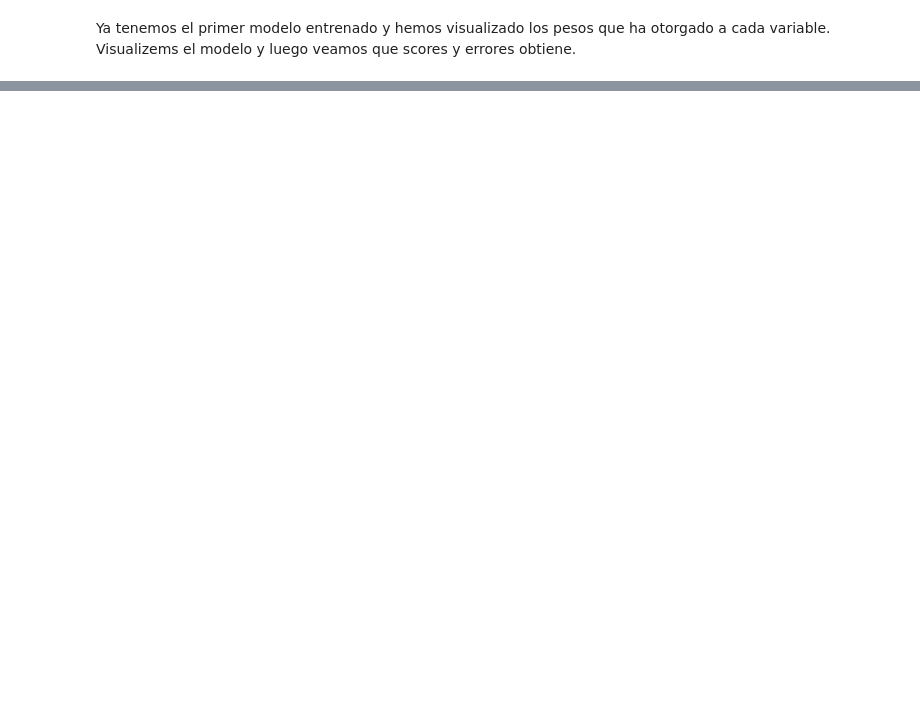
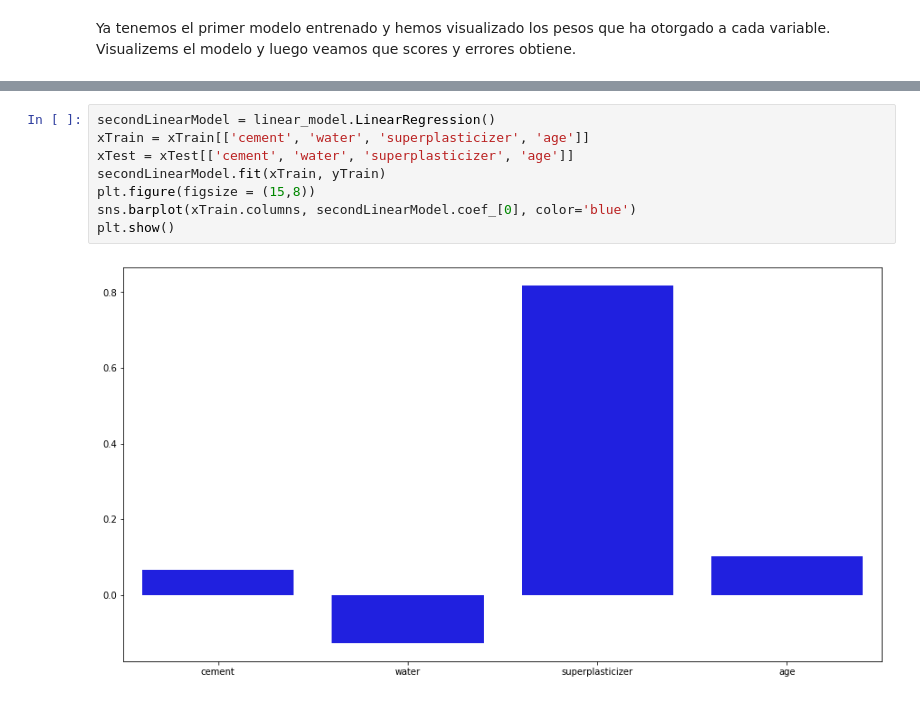
Before and after one commit to juankasv99/APC_Concrete_MPa, a Jupyter notebook: ConcreteMPa_Regression.ipynb, the cells around one changed output, grey strips where cells are left out. Cells and saved outputs as stored; diff of their text form; blank space fills up the shorter version.

```diff
--- a/ConcreteMPa_Regression.ipynb
+++ b/ConcreteMPa_Regression.ipynb
@@ -194 +184,11 @@ Test MSE: csMPa   98.821
 dtype: float64
+# %%
+secondLinearModel = linear_model.LinearRegression()
+xTrain = xTrain[['cement', 'water', 'superplasticizer', 'age']]
+xTest = xTest[['cement', 'water', 'superplasticizer', 'age']]
+secondLinearModel.fit(xTrain, yTrain)
+plt.figure(figsize = (15,8))
+sns.barplot(xTrain.columns, secondLinearModel.coef_[0], color='blue')
+plt.show()
+# %% [output]
+[figure, added]
```
Also changed, not shown: parts of 5 cells of this notebook, 1 other file.
